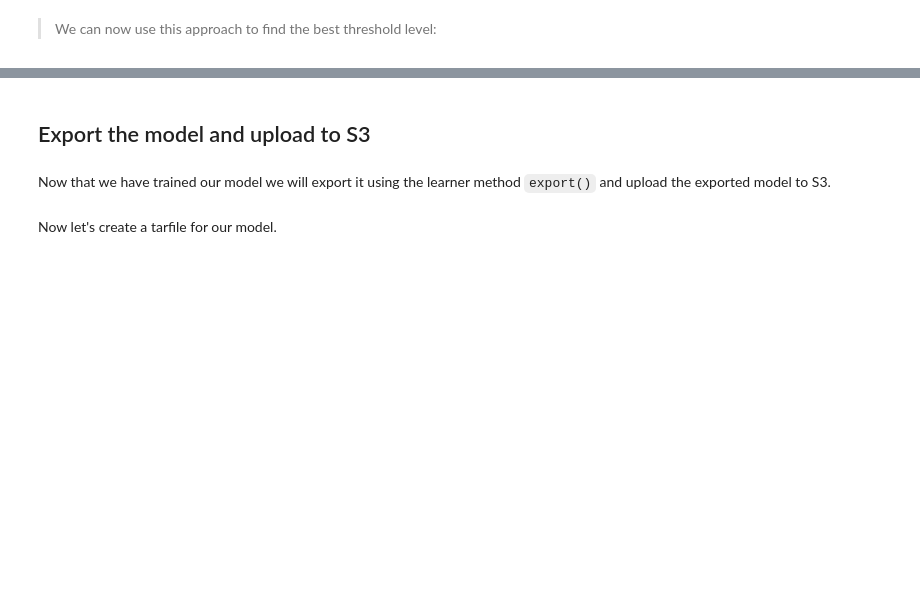
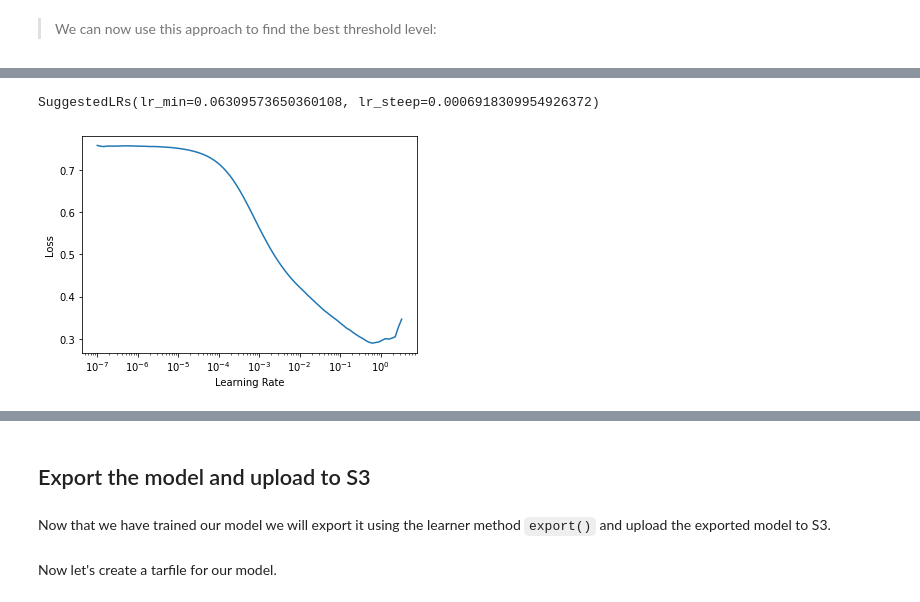
Before and after one commit to mikful/udacity-mlend-capstone, a Jupyter notebook: udacity_mlend_capstone_fastai2_deploy_sagemaker_colab_dev.ipynb, the cells around one changed output, grey strips where cells are left out. Saved outputs shown, nothing was run; the diff lists cells and outputs as text; code cells hidden in the pictures; blank space fills up the shorter version.

Commit message:
feat: lwl-wrap implementation, further testing with xse_resnet

```diff
--- a/udacity_mlend_capstone_fastai2_deploy_sagemaker_colab_dev.ipynb
+++ b/udacity_mlend_capstone_fastai2_deploy_sagemaker_colab_dev.ipynb
@@ -645,0 +698,17 @@ Now we can find our learning rate:
+# %%
+### OPTION 2 - Pretrained 1-channel xse_resnet50 with lwl-wrap metric
+
+# Achieves 71% after train (10 epochs) and fine-tuning (10 epochs)
+# Augmentation:
+# Same as option 1
+
+# Custom cnn model created from 1 channel input pretrained resnet50
+# torch.nn.BCEWithLogitsLoss() = Binary Cross Entropy Loss from pytorch
+# accuracy_multi for multi label
+# .to_fp16() for mixed-precision training
+
+learn = Learner(dls, xse_resnet50(c_in=1, n_out=80, pretrained=True), BCEWithLogitsLossFlat(), metrics=[lwlrap]).to_fp16() # pass custom model to Learner
+# %%
+# find the learning rate
+learn.lr_find()
+# %% [output]
@@ -645,0 +716,2 @@ Now we can find our learning rate:
+SuggestedLRs(lr_min=0.06309573650360108, lr_steep=0.0006918309954926372)
+[figure, added]
```
Also changed, not shown: parts of 50 cells of this notebook.
